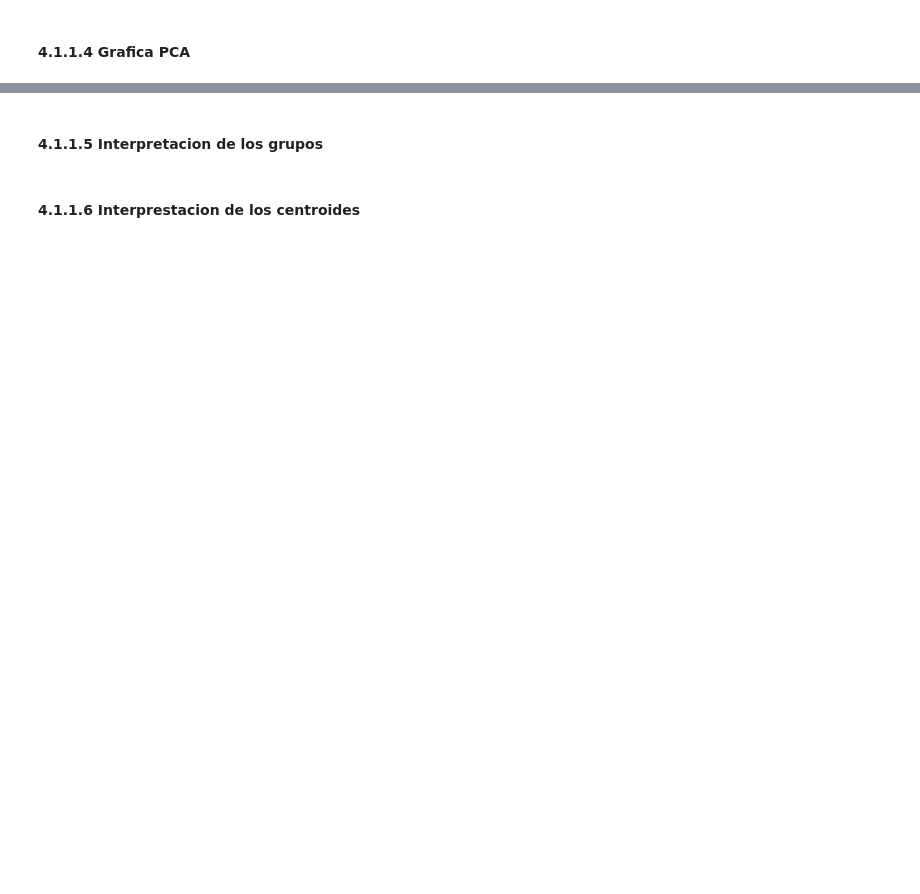
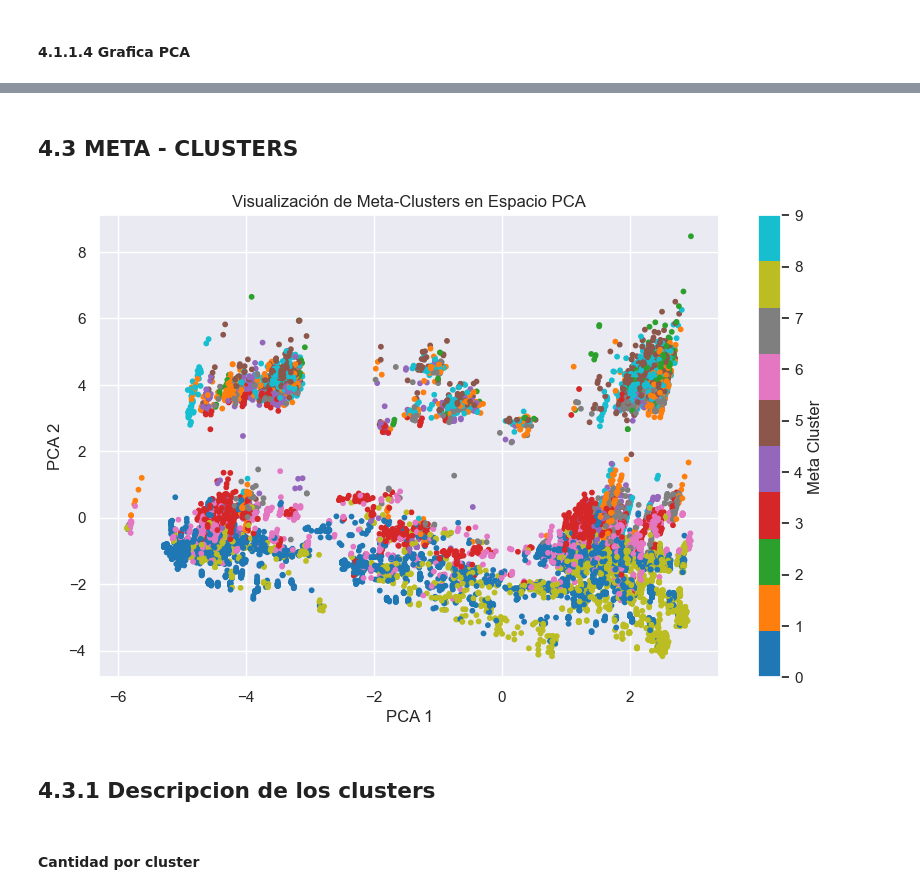
Before and after one commit to VVDataInsights/Reto_Corona, a Jupyter notebook: modeloB2B.ipynb, the cells around one changed output, grey strips where cells are left out. Saved outputs shown, nothing was run; the diff lists cells and outputs as text; code cells hidden in the pictures; blank space fills up the shorter version.

```diff
--- a/modeloB2B.ipynb
+++ b/modeloB2B.ipynb
@@ -984,5 +996,10 @@ silhouette_plot(df_scaled, "kmeans", 2, 20)
 # %% [markdown]
 #### 4.1.1.3 Mejor modelo
+# %%
+from sklearn.decomposition import PCA
+
+pca = PCA(n_components=0.8)  # retain 90% variance
+df_pca = pca.fit_transform(df_scaled)
 # %%
 ### Se ingresa en el n_clusters el k encontrado previamente de los analisis
 km_model = KMeans(n_clusters=4, n_init="auto", random_state=0)
@@ -1006,2 +1055,40 @@ plt.show()
+# %% [markdown]
+## 4.3 META - CLUSTERS
+# %%
+# 1. Copiar el DataFrame original y añadir los clusters
+df_clustered = df.copy()
+df_clustered['dbscan_cluster'] = labels
+
+# 2. Filtrar solo los puntos que NO son outliers
+valid_clusters = df_clustered[df_clustered['dbscan_cluster'] != -1]
+
+# 3. Seleccionar solo las columnas numéricas para calcular los centroides
+numeric_cols = valid_clusters.select_dtypes(include=[np.number]).columns
+numeric_features = valid_clusters[numeric_cols]
+
+# 4. Agrupar por cluster y calcular centroides
+cluster_centroids = numeric_features.groupby(valid_clusters['dbscan_cluster']).mean()
+
+# 5. KMeans sobre los centroides (por ejemplo, para 10 grupos)
+from sklearn.cluster import KMeans
+
+kmeans = KMeans(n_clusters=10, random_state=42)
+meta_labels = kmeans.fit_predict(cluster_centroids)
+
+# 6. Mapear los meta-clusters a los puntos originales
+mapping = dict(zip(cluster_centroids.index, meta_labels))
+df_clustered['meta_cluster'] = df_clustered['dbscan_cluster'].map(mapping)
+# %%
+import matplotlib.pyplot as plt
+
+plt.figure(figsize=(10, 6))
+scatter = plt.scatter(df_pca[:, 0], df_pca[:, 1], c=df_clustered['meta_cluster'], cmap='tab10', s=10)
+plt.colorbar(scatter, label='Meta Cluster')
+plt.title('Visualización de Meta-Clusters en Espacio PCA')
+plt.xlabel('PCA 1')
+plt.ylabel('PCA 2')
+plt.show()
+# %% [output]
+[figure, added]
 # %% [markdown]
-#### 4.1.1.5 Interpretacion de los grupos
+## 4.3.1 Descripcion de los clusters
@@ -1038,2 +1094,0 @@ for column in columns:
-# %% [markdown]
-#### 4.1.1.6 Interprestacion de los centroides
@@ -1046,0 +1095,2 @@ centroids
+# %% [markdown]
+#### Cantidad por cluster
```
Also changed, not shown: parts of 26 cells of this notebook.
